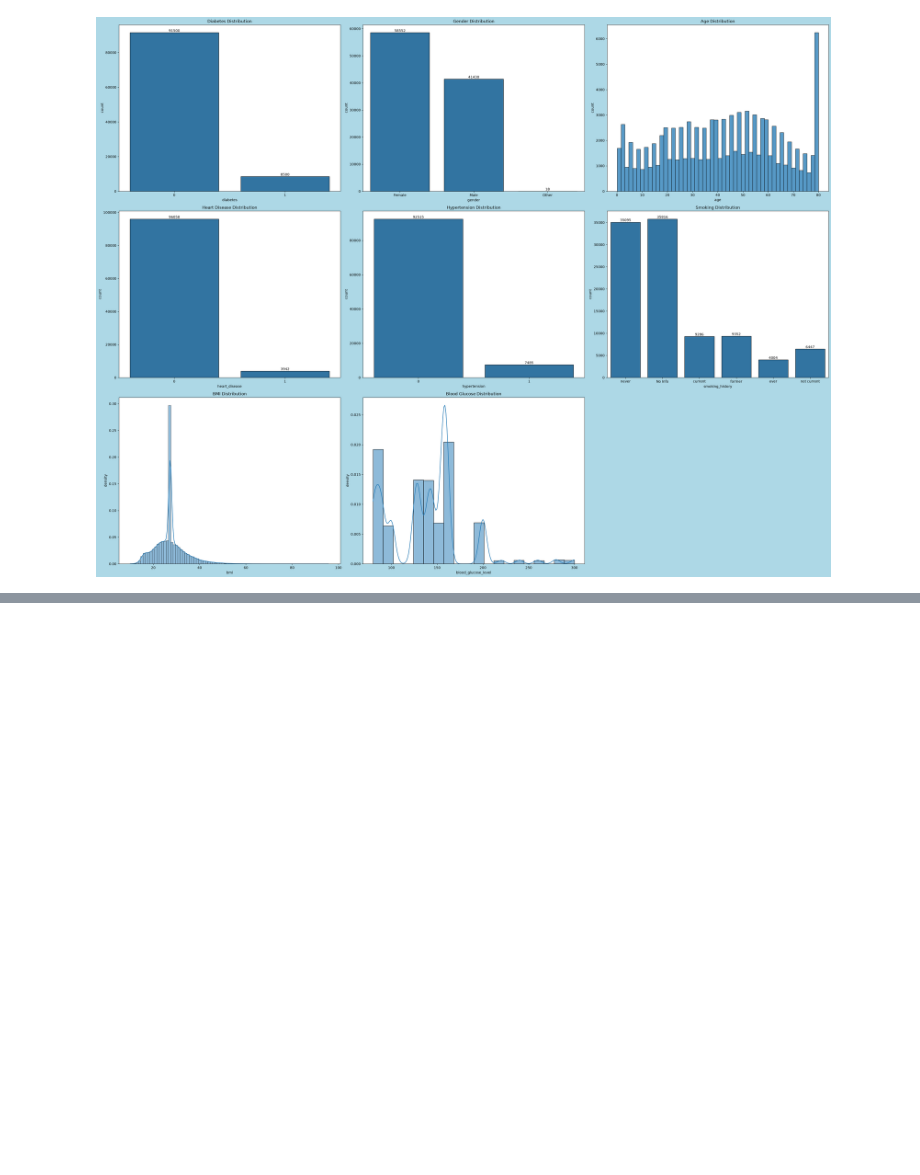
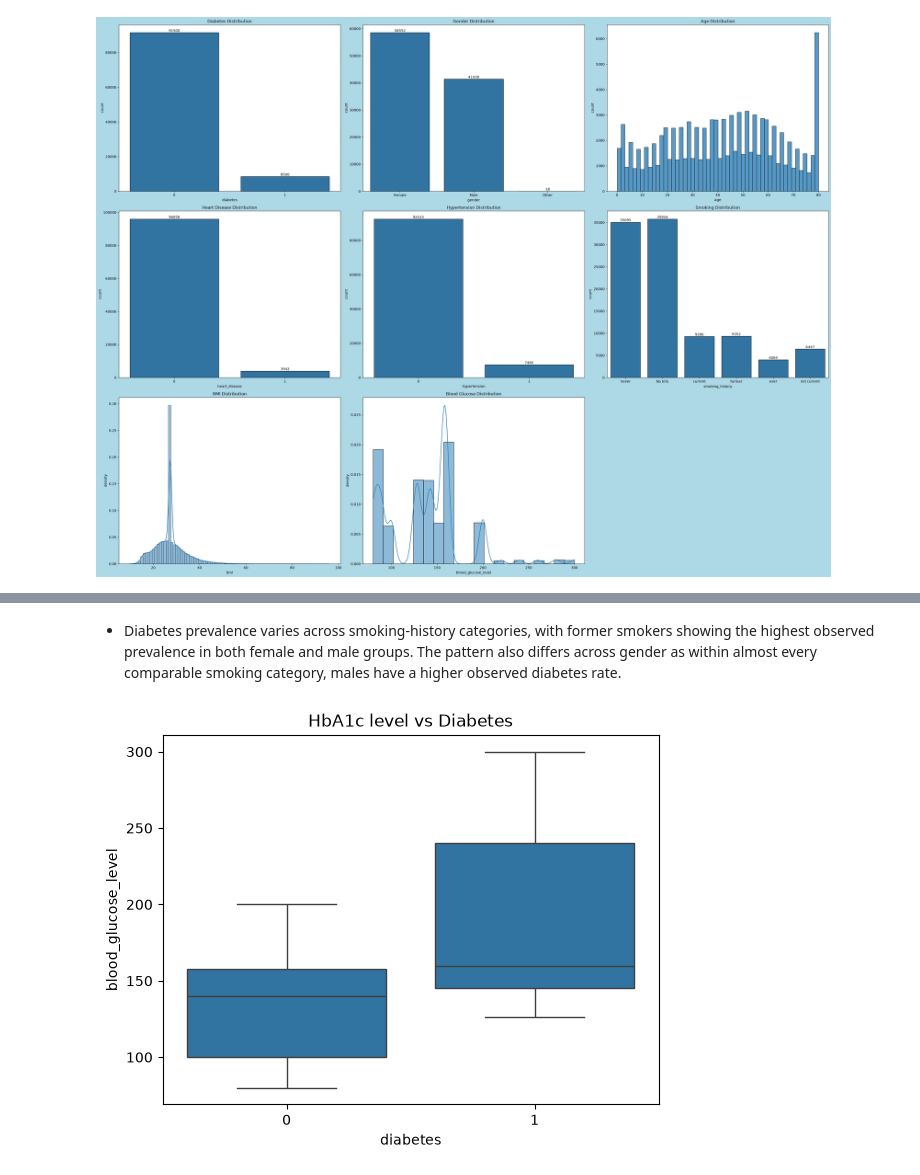
Before and after one commit to divneyrop/data-portfolio, a Jupyter notebook: notebooks/diabetes/eda.ipynb, the cells around one changed output, grey strips where cells are left out. Drawn from its saved outputs; the diff is of its cells as text; code cells hidden in the pictures; blank space fills up the shorter version.

```diff
--- a/notebooks/diabetes/eda.ipynb
+++ b/notebooks/diabetes/eda.ipynb
@@ -126,0 +190,8 @@ plt.show()
+# %% [markdown]
+* Diabetes prevalence varies across smoking-history categories, with former smokers showing the highest observed prevalence in both female and male groups. The pattern also differs across gender as within almost every comparable smoking category, males have a higher observed diabetes rate.
+# %%
+sns.boxplot(data=df, x='diabetes', y='blood_glucose_level')
+plt.title('HbA1c level vs Diabetes')
+plt.show()
+# %% [output]
+[figure, added]
```
Also changed, not shown: parts of 6 cells of this notebook.
